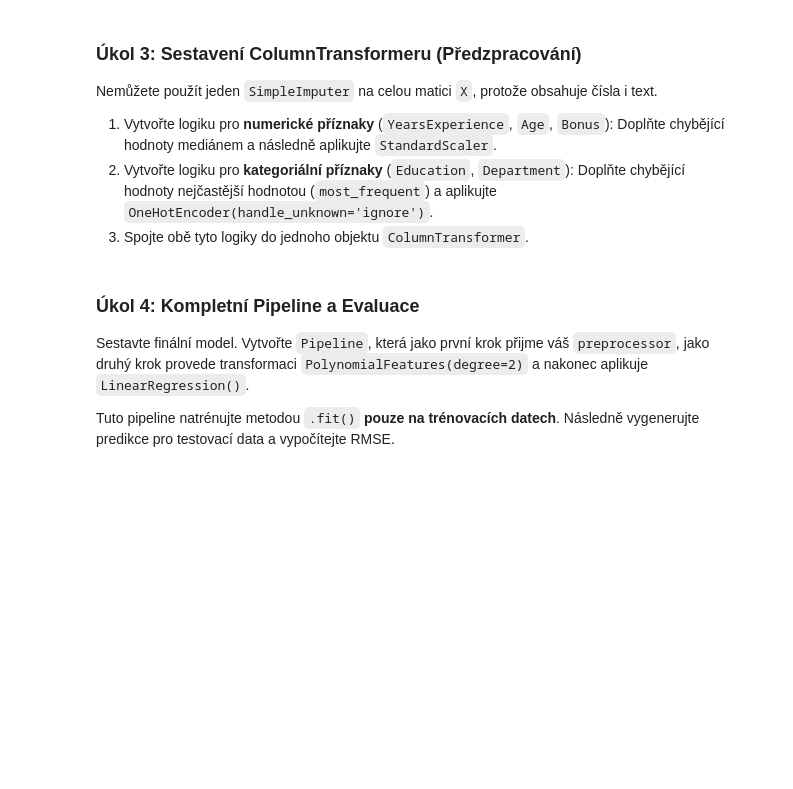
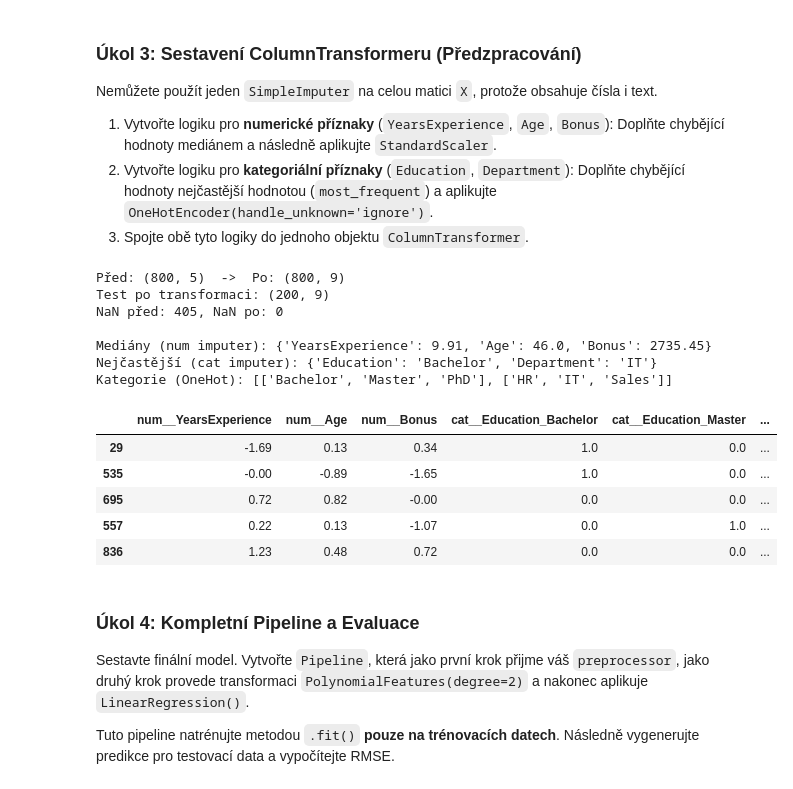
Before and after one commit to Jakub78509/ENC-SU-Seminar, a Jupyter notebook: ML4CZ PR Student Lab Worksheet.ipynb, the cells around one changed output. Cells and saved outputs as stored; diff of their text form; code cells hidden in the pictures; blank space fills up the shorter version.

```diff
--- a/ML4CZ PR Student Lab Worksheet.ipynb
+++ b/ML4CZ PR Student Lab Worksheet.ipynb
@@ -176,19 +197,52 @@ cat_features = ['Education', 'Department']
 
 # 2. Pipeline pro numerické příznaky
 num_transformer = Pipeline(steps=[
-    # TODO: Doplňte SimpleImputer(strategy=...)
-    # TODO: Doplňte StandardScaler()
+    ('imputer', SimpleImputer(strategy='median')),   # NaN -> medián z trénovacích dat
+    ('scaler', StandardScaler())                     # průměr 0, směrodatná odchylka 1
 ])
 
 # 3. Pipeline pro kategoriální příznaky
 cat_transformer = Pipeline(steps=[
-    # TODO: Doplňte SimpleImputer(strategy=...)
-    # TODO: Doplňte OneHotEncoder(...)
+    ('imputer', SimpleImputer(strategy='most_frequent')),   # NaN -> nejčastější kategorie
+    ('onehot', OneHotEncoder(handle_unknown='ignore'))      # text -> sloupce 0/1
 ])
 
 # 4. Spojení obou větví
-# TODO: Definujte ColumnTransformer
-# preprocessor = ColumnTransformer(transformers=[...])
+preprocessor = ColumnTransformer(transformers=[
+    ('num', num_transformer, num_features),
+    ('cat', cat_transformer, cat_features)
+])
+# %%
+# Kontrola preprocesu (čistě pro mě abych pochopil dané data)
+X_train_prep = preprocessor.fit_transform(X_train)
+X_test_prep = preprocessor.transform(X_test)
+
+print(f"Před: {X_train.shape}  ->  Po: {X_train_prep.shape}")
+print(f"Test po transformaci: {X_test_prep.shape}")
+print(f"NaN před: {X_train.isna().sum().sum()}, NaN po: {np.isnan(X_train_prep).sum()}")
+
+num_steps = preprocessor.named_transformers_['num'].named_steps
+cat_steps = preprocessor.named_transformers_['cat'].named_steps
+print("\nMediány (num imputer):", dict(zip(num_features, num_steps['imputer'].statistics_.round(2).tolist())))
+print("Nejčastější (cat imputer):", dict(zip(cat_features, cat_steps['imputer'].statistics_)))
+print("Kategorie (OneHot):", [list(c) for c in cat_steps['onehot'].categories_])
+
+# Výsledná matice jako tabulka s názvy sloupců
+pd.DataFrame(X_train_prep, columns=preprocessor.get_feature_names_out(), index=X_train.index).head().round(2)
+# %% [output]
+Před: (800, 5)  ->  Po: (800, 9)
+Test po transformaci: (200, 9)
+NaN před: 405, NaN po: 0
+
+Mediány (num imputer): {'YearsExperience': 9.91, 'Age': 46.0, 'Bonus': 2735.45}
+Nejčastější (cat imputer): {'Education': 'Bachelor', 'Department': 'IT'}
+Kategorie (OneHot): [['Bachelor', 'Master', 'PhD'], ['HR', 'IT', 'Sales']]
+|  | num__YearsExperience | num__Age | num__Bonus | cat__Education_Bachelor | cat__Education_Master | ... |
+| 29 | -1.69 | 0.13 | 0.34 | 1.0 | 0.0 | ... |
+| 535 | -0.00 | -0.89 | -1.65 | 1.0 | 0.0 | ... |
+| 695 | 0.72 | 0.82 | -0.00 | 0.0 | 0.0 | ... |
+| 557 | 0.22 | 0.13 | -1.07 | 0.0 | 1.0 | ... |
+| 836 | 1.23 | 0.48 | 0.72 | 0.0 | 0.0 | ... |
 # %% [markdown]
 ### Úkol 4: Kompletní Pipeline a Evaluace
 Sestavte finální model. Vytvořte `Pipeline`, která jako první krok přijme váš `preprocessor`, jako druhý krok provede transformaci `PolynomialFeatures(degree=2)` a nakonec aplikuje `LinearRegression()`.
```
Also changed, not shown: parts of 10 cells of this notebook.
